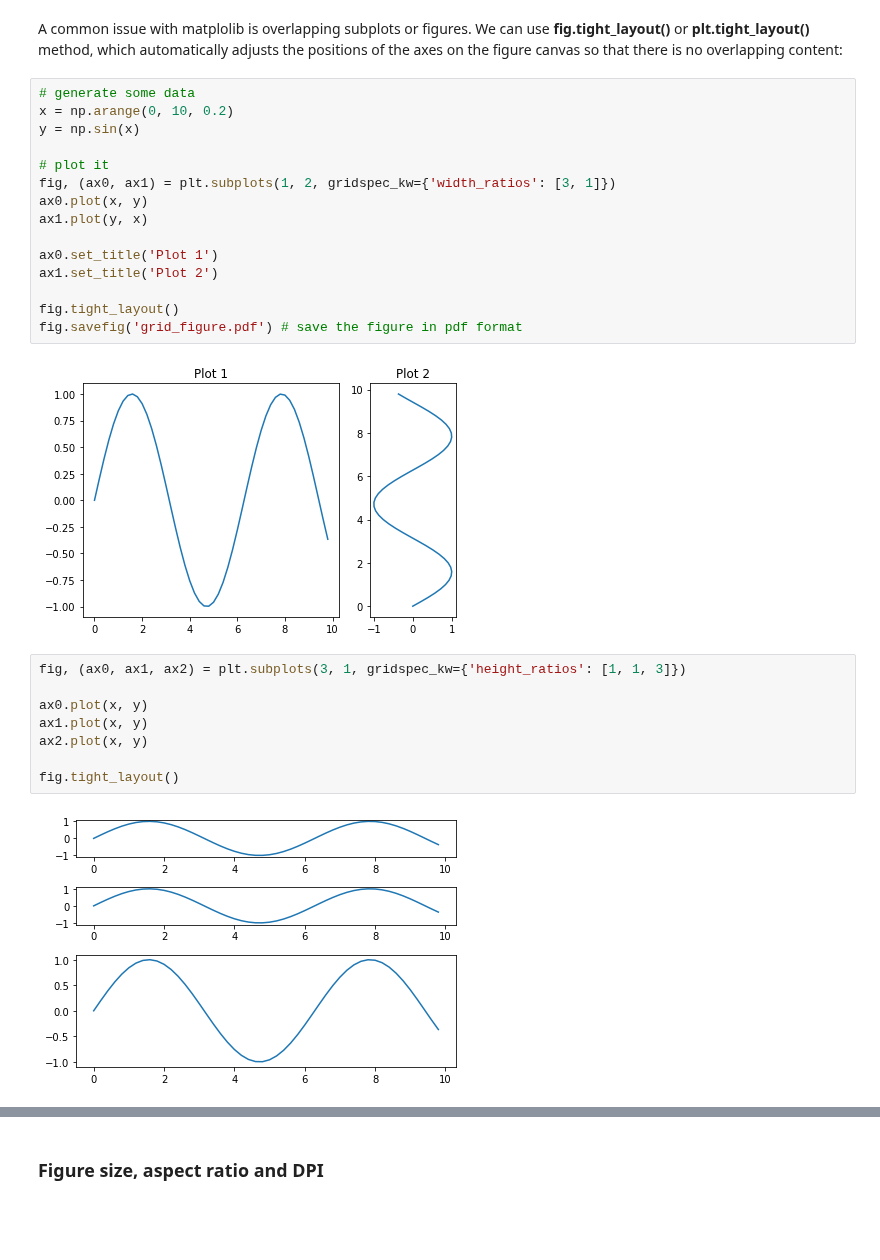
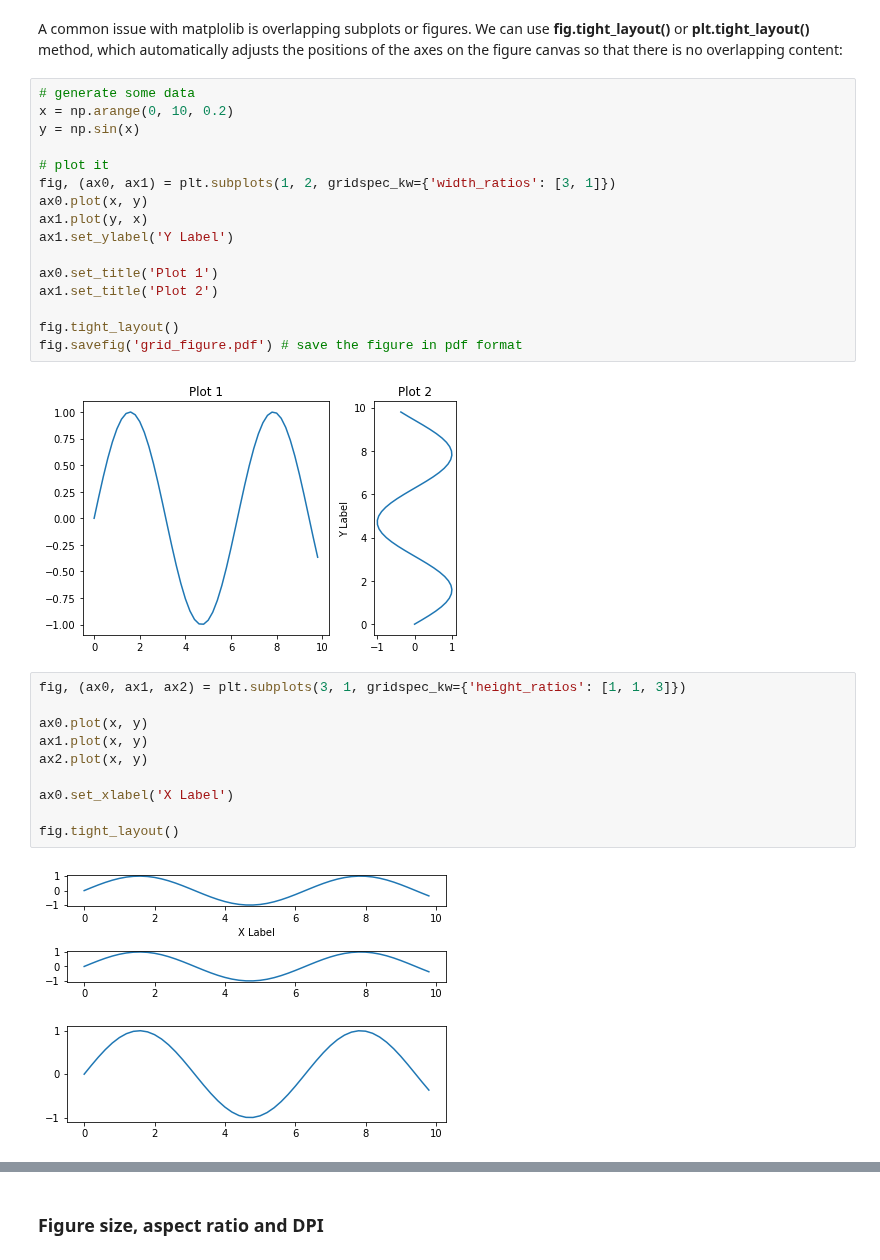
Before and after one commit to yin-penghang/AMAT593, a Jupyter notebook: 03_Matplotlib/01-Matplotlib Basics.ipynb, the cells around one changed output, grey strips where cells are left out. Drawn from its saved outputs; the diff is of its cells as text; blank space fills up the shorter version.

```diff
--- a/03_Matplotlib/01-Matplotlib Basics.ipynb
+++ b/03_Matplotlib/01-Matplotlib Basics.ipynb
@@ -171,6 +190,7 @@ y = np.sin(x)
 fig, (ax0, ax1) = plt.subplots(1, 2, gridspec_kw={'width_ratios': [3, 1]})
 ax0.plot(x, y)
 ax1.plot(y, x)
+ax1.set_ylabel('Y Label')
 
 ax0.set_title('Plot 1')
 ax1.set_title('Plot 2')
@@ -178,17 +198,19 @@ ax1.set_title('Plot 2')
 fig.tight_layout()
 fig.savefig('grid_figure.pdf') # save the figure in pdf format
 # %% [output]
-[figure, old version]
+[figure, new version]
 # %%
 fig, (ax0, ax1, ax2) = plt.subplots(3, 1, gridspec_kw={'height_ratios': [1, 1, 3]})
 
 ax0.plot(x, y)
 ax1.plot(x, y)
 ax2.plot(x, y)
 
+ax0.set_xlabel('X Label')
+
 fig.tight_layout()
 # %% [output]
-[figure, old version]
+[figure, new version]
 # %%
 fig, axes = plt.subplots(nrows=1, ncols=2)
 
```
Also changed, not shown: parts of 17 cells of this notebook.
